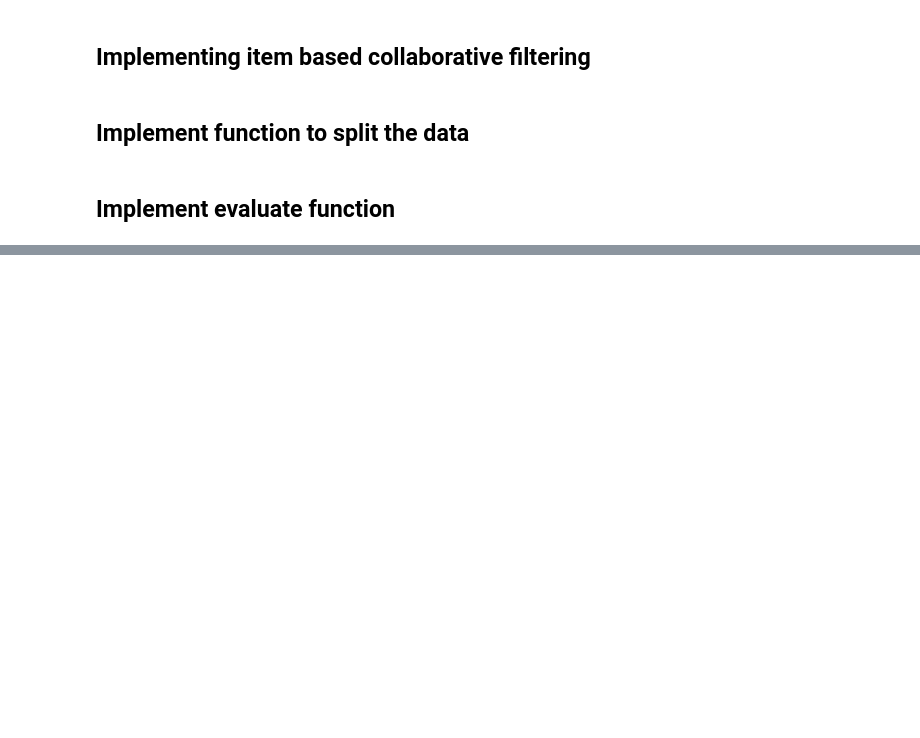
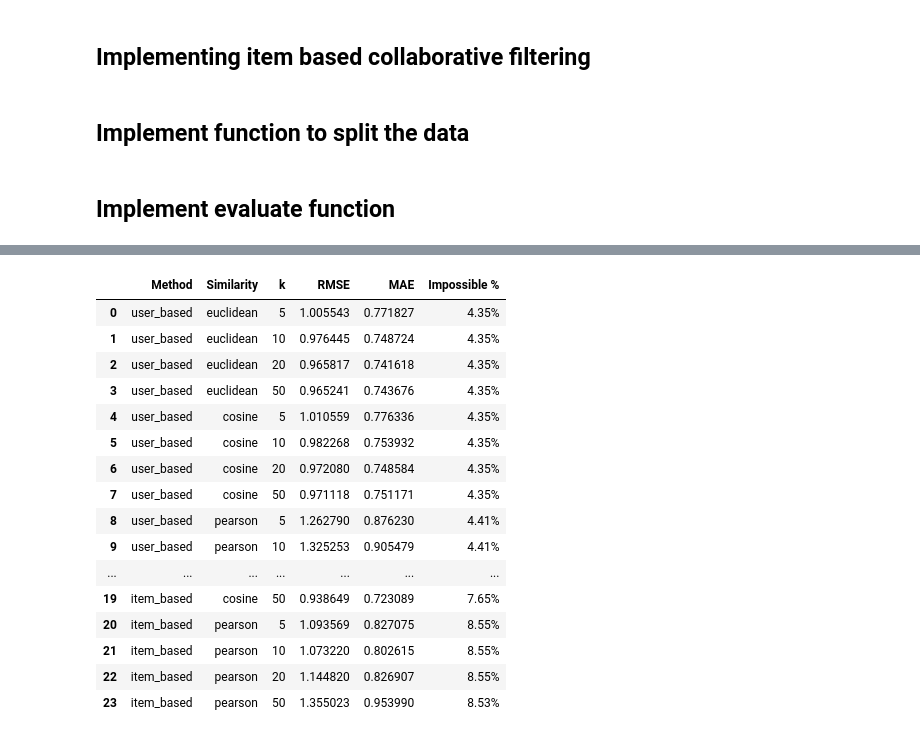
Before and after one commit to Atef5172/Collaborative_filtering_using_KNN, a Jupyter notebook: script.ipynb, the cells around one changed output, grey strips where cells are left out. Cells and saved outputs as stored; diff of their text form; code cells hidden in the pictures; blank space fills up the shorter version.

```diff
--- a/script.ipynb
+++ b/script.ipynb
@@ -324,21 +336,33 @@ def find_k_nearest_movies(matrix:pd.DataFrame , target_movie , k , similarity_fu
     nearest_k_movies = nearest_movies[:k]
     return nearest_k_movies , nearest_movies
 
-def predict_rating_movie_based(matrix , target_user , target_movie , k , similarity_function):
-    nearest_k_movies , _ = find_k_nearest_movies(matrix , target_movie , k , similarity_function)
-    numerator = 0
-    denemenator = 0
-    for movie in nearest_k_movies :
-        movie_id = movie[0]
-        movie_similarity = movie[1]
-        if pd.notna(matrix.loc[target_user , movie_id]):
-            user_rating = matrix.loc[target_user,movie_id]
-            numerator+= movie_similarity*user_rating
-            denemenator +=movie_similarity
-    if movie_similarity ==0:
+def predict_rating_movie_based(matrix_df, target_user, target_movie, k, similarity_fn):
+    if target_user not in user_id_to_idx or target_movie not in movie_id_to_idx:
         return None
-    predicted_rating = numerator/denemenator
-    return predicted_rating
+    target_u_idx = user_id_to_idx[target_user]
+    target_m_idx = movie_id_to_idx[target_movie]
+    target_item_vector = matrix_values[:, target_m_idx]
+    similarities = []
+    movie_indices = np.where(~np.isnan(matrix_values[target_u_idx, :]))[0]
+
+    for m_idx in movie_indices:
+        if m_idx == target_m_idx:
+            continue
+        other_item_vector = matrix_values[:, m_idx]
+        co_rated_mask = ~np.isnan(target_item_vector) & ~np.isnan(other_item_vector)
+        if np.sum(co_rated_mask) < 2:
+            continue
+        sim = similarity_fn(target_item_vector[co_rated_mask], other_item_vector[co_rated_mask])
+        if not np.isnan(sim):
+            similarities.append((m_idx, sim))
+
+    if not similarities:
+        return None
+    similarities.sort(key=lambda x: x[1], reverse=True)
+    top_k = similarities[:k]
+    numerator = sum(sim * matrix_values[target_u_idx, m_idx] for m_idx, sim in top_k)
+    denominator = sum(abs(sim) for _, sim in top_k)
+    return numerator / denominator if denominator != 0 else None
 # %% [markdown]
 ## Implement function to split the data
 # %%
@@ -437,0 +490,20 @@ print(results_df)
+# %%
+results_df
+# %% [output]
+|  | Method | Similarity | k | RMSE | MAE | Impossible % |
+| 0 | user_based | euclidean | 5 | 1.005543 | 0.771827 | 4.35% |
+| 1 | user_based | euclidean | 10 | 0.976445 | 0.748724 | 4.35% |
+| 2 | user_based | euclidean | 20 | 0.965817 | 0.741618 | 4.35% |
+| 3 | user_based | euclidean | 50 | 0.965241 | 0.743676 | 4.35% |
+| 4 | user_based | cosine | 5 | 1.010559 | 0.776336 | 4.35% |
+| 5 | user_based | cosine | 10 | 0.982268 | 0.753932 | 4.35% |
+| 6 | user_based | cosine | 20 | 0.972080 | 0.748584 | 4.35% |
+| 7 | user_based | cosine | 50 | 0.971118 | 0.751171 | 4.35% |
+| 8 | user_based | pearson | 5 | 1.262790 | 0.876230 | 4.41% |
+| 9 | user_based | pearson | 10 | 1.325253 | 0.905479 | 4.41% |
+| ... | ... | ... | ... | ... | ... | ... |
+| 19 | item_based | cosine | 50 | 0.938649 | 0.723089 | 7.65% |
+| 20 | item_based | pearson | 5 | 1.093569 | 0.827075 | 8.55% |
+| 21 | item_based | pearson | 10 | 1.073220 | 0.802615 | 8.55% |
+| 22 | item_based | pearson | 20 | 1.144820 | 0.826907 | 8.55% |
+| 23 | item_based | pearson | 50 | 1.355023 | 0.953990 | 8.53% |
```
Also changed, not shown: parts of 5 cells of this notebook.
